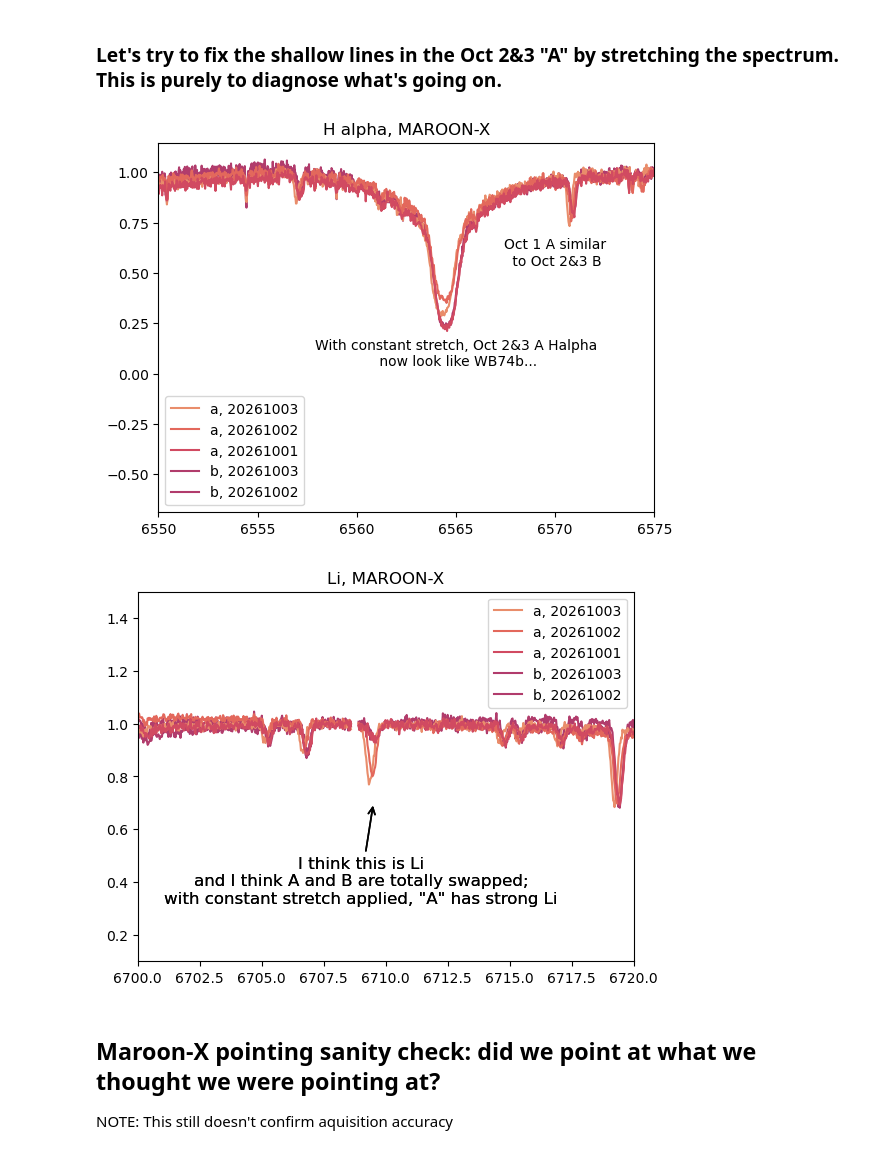
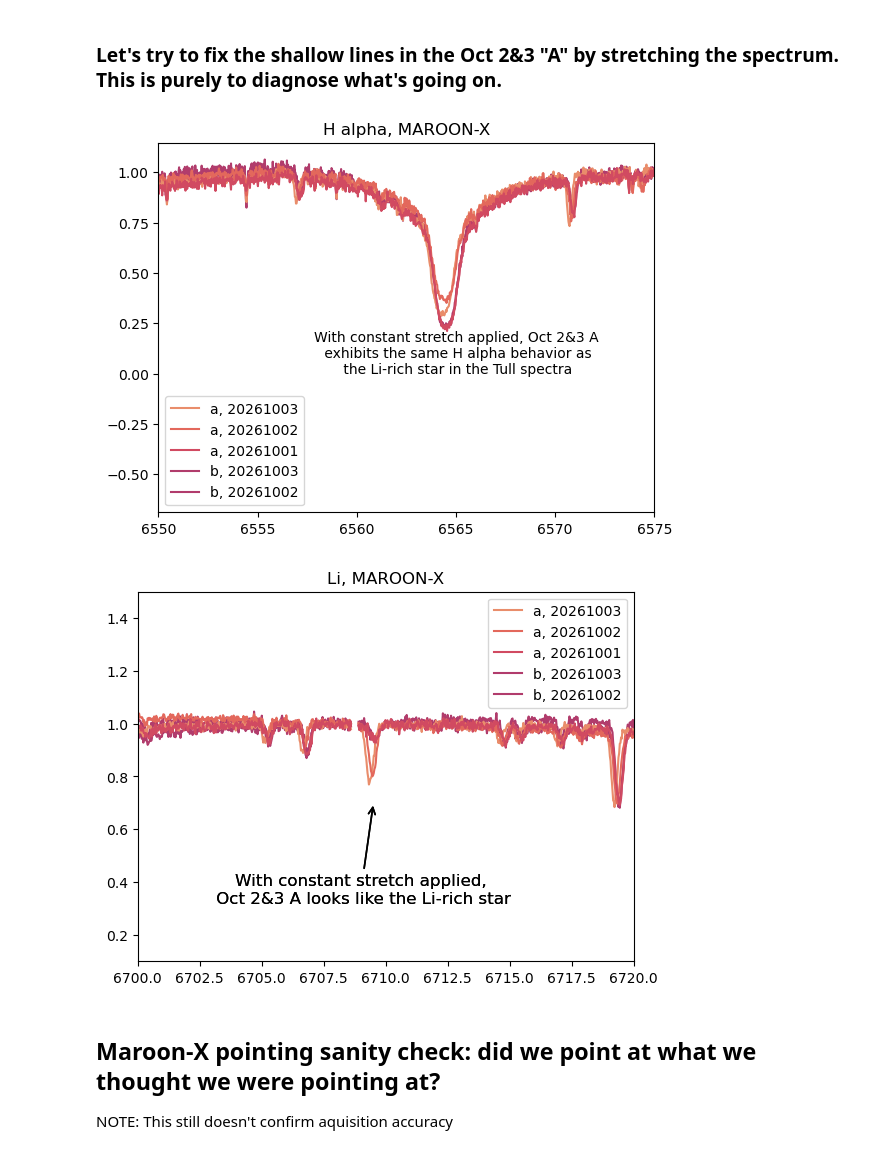
Before and after one commit to catherine-manea/WB74, a Jupyter notebook: reinvestigation.ipynb, the cells around one changed output. Drawn from its saved outputs; the diff is of its cells as text; code cells hidden in the pictures.

```diff
--- a/reinvestigation.ipynb
+++ b/reinvestigation.ipynb
@@ -110,7 +113,7 @@ for j, filename in enumerate(WB74_a_MAROONX_spectra):
     with fits.open(filename) as hdu:
         fluxes = np.asarray(hdu[("BOX_REDUCED_FIBER_3", extver)].data,dtype=float)[order]
         waves = np.asarray(hdu[("WLS_SIMULTANEOUS_FIBER_3", extver)].data,dtype=float)[order]*10
-        plt.plot(waves, fluxes, label=f'"A", {date}', c=palette[j])
+        plt.plot(waves, fluxes, label=f'Labelled "A", {date}', c=palette[j])
 
 
 
@@ -119,12 +122,12 @@ for filename in WB74_b_MAROONX_spectra:
     with fits.open(filename) as hdu:
         fluxes = np.asarray(hdu[("BOX_REDUCED_FIBER_3", extver)].data,dtype=float)[order]
         waves = np.asarray(hdu[("WLS_SIMULTANEOUS_FIBER_3", extver)].data,dtype=float)[order]*10
-        plt.plot(waves, fluxes, c=palette[3], label=f'"B", {date}', zorder=0)
+        plt.plot(waves, fluxes, c=palette[3], label=f'Labelled "B", {date}', zorder=0)
 
 plt.xlim(6550, 6575)
 
 plt.text(6570, 500, 'Oct 1 A similar\nto Oct 2&3 B', va='center',ha='center')
-plt.text(6570, 2500, 'Oct 2&3 A higher flux', va='center',ha='center')
+plt.text(6570, 2500, 'Oct 2&3 A higher flux\nand RV shifts across nights', va='center',ha='center')
 plt.title('H alpha, MAROON-X')
 plt.legend()
 
@@ -144,18 +147,18 @@ for j, filename in enumerate(WB74_a_MAROONX_spectra):
     with fits.open(filename) as hdu:
         fluxes = np.asarray(hdu[("BOX_REDUCED_FIBER_3", extver)].data,dtype=float)[order]
         waves = np.asarray(hdu[("WLS_SIMULTANEOUS_FIBER_3", extver)].data,dtype=float)[order]*10
-        plt.plot(waves, fluxes, label=f'"A", {date}', c=palette[j])
+        plt.plot(waves, fluxes, label=f'Labelled "A", {date}', c=palette[j])
 
 for filename in WB74_b_MAROONX_spectra:
     date = filename.split('/')[-1].split('_')[0].split('M')[0].strip('N')
     with fits.open(filename) as hdu:
         fluxes = np.asarray(hdu[("BOX_REDUCED_FIBER_3", extver)].data,dtype=float)[order]
         waves = np.asarray(hdu[("WLS_SIMULTANEOUS_FIBER_3", extver)].data,dtype=float)[order]*10
-        plt.plot(waves, fluxes, c=palette[3], label=f'"B", {date}', zorder=0)
+        plt.plot(waves, fluxes, c=palette[3], label=f'Labelled "B", {date}', zorder=0)
 
 plt.xlim(6707, 6712)
 
-plt.text(6710, 6500, "Hard to see lines, let's do a rough\n contnorm next so we\n can see better", va='center',ha='center')
+plt.text(6710, 6500, "Oct 2&3 'A' has strong Li, but it's \n hard to tell...let's try a rough continuum norm", va='center',ha='center')
 # plt.text(6570, 2500, 'Oct 2&3 A Halpha\n very shallow..', va='center',ha='center')
 plt.title('Li 6707, MAROON-X')
 plt.legend()
@@ -197,7 +200,7 @@ for j, filename in enumerate(WB74_a_MAROONX_spectra):
     with fits.open(filename) as hdu:
         fluxes = np.asarray(hdu[("BOX_REDUCED_FIBER_3", extver)].data,dtype=float)[order]
         waves = np.asarray(hdu[("WLS_SIMULTANEOUS_FIBER_3", extver)].data,dtype=float)[order]*10
-        plt.plot(waves, line_contnorm(waves, fluxes, 6556, 6575), label=f'"A", {date}', c=palette[j])
+        plt.plot(waves, line_contnorm(waves, fluxes, 6556, 6575), label=f'Labelled "A", {date}', c=palette[j])
 
 
 
@@ -206,7 +209,7 @@ for filename in WB74_b_MAROONX_spectra:
     with fits.open(filename) as hdu:
         fluxes = np.asarray(hdu[("BOX_REDUCED_FIBER_3", extver)].data,dtype=float)[order]
         waves = np.asarray(hdu[("WLS_SIMULTANEOUS_FIBER_3", extver)].data,dtype=float)[order]*10
-        plt.plot(waves, line_contnorm(waves, fluxes, 6556, 6575), c=palette[3], label=f'"B", {date}', zorder=0)
+        plt.plot(waves, line_contnorm(waves, fluxes, 6556, 6575), c=palette[3], label=f'Labelled "B", {date}', zorder=0)
 
 
 plt.xlim(6550, 6575)
@@ -300,8 +303,8 @@ for filename in WB74_b_MAROONX_spectra:
 
 plt.xlim(6550, 6575)
 
-plt.text(6570, .6, 'Oct 1 A similar\n to Oct 2&3 B', va='center',ha='center')
-plt.text(6565, .1, 'With constant stretch, Oct 2&3 A Halpha\n now look like WB74b...', va='center',ha='center')
+# plt.text(6570, .6, 'Oct 1 A similar\n to Oct 2&3 B', va='center',ha='center')
+plt.text(6565, .1, 'With constant stretch applied, Oct 2&3 A\n exhibits the same H alpha behavior as\n the Li-rich star in the Tull spectra', va='center',ha='center')
 plt.title('H alpha, MAROON-X')
 plt.legend()
 
@@ -319,36 +322,36 @@ elif arm == "RED":
 
 for j, filename in enumerate(WB74_a_MAROONX_spectra):
     date = filename.split('/')[-1].split('_')[0].split('M')[0].strip('N')
     with fits.open(filename) as hdu:
         fluxes = np.asarray(hdu[("BOX_REDUCED_FIBER_3", extver)].data,dtype=float)[order]
         waves = np.asarray(hdu[("WLS_SIMULTANEOUS_FIBER_3", extver)].data,dtype=float)[order]*10
         if '1001' in date:
             sf = 1
         else:
             sf = stretch_factor
         plt.plot(waves, stretch_spectrum(line_contnorm(waves, fluxes, 6708, 6711), sf), label=f'a, {date}', c=palette[j])
 
 
 for filename in WB74_b_MAROONX_spectra:
     date = filename.split('/')[-1].split('_')[0].split('M')[0].strip('N')
     with fits.open(filename) as hdu:
         fluxes = np.asarray(hdu[("BOX_REDUCED_FIBER_3", extver)].data,dtype=float)[order]
         waves = np.asarray(hdu[("WLS_SIMULTANEOUS_FIBER_3", extver)].data,dtype=float)[order]*10
         sf = 1
         plt.plot(waves, stretch_spectrum(line_contnorm(waves, fluxes, 6708, 6711), sf), c=palette[3], label=f'b, {date}', zorder=0)
-        plt.annotate('I think this is Li\nand I think A and B are totally swapped;\nwith constant stretch applied, "A" has strong Li',xy=(6709.5, 0.70),xytext=(6709, 0.32),
+        plt.annotate('With constant stretch applied,\n Oct 2&3 A looks like the Li-rich star',xy=(6709.5, 0.70),xytext=(6709, 0.32),
             ha='center',fontsize=12,arrowprops=dict(arrowstyle='->',lw=1.2))
 
 plt.xlim(6700, 6720)
 plt.ylim(.1, 1.5)
 # plt.text(6570, .6, 'Oct 1 A similar\n to Oct 2&3 B', va='center',ha='center')
 # plt.text(6570, .4, 'Oct 2&3 A Halpha\n very shallow..\nAll lines too shallow...', va='center',ha='center')
 plt.title('Li, MAROON-X')
 plt.legend()
 plt.show()
 # %% [output]
-[figure, old version]
+[figure, new version]
-[figure, old version]
+[figure, new version]
 # %% [markdown]
 ## Maroon-X pointing sanity check: did we point at what we thought we were pointing at?
 
```
Also changed, not shown: parts of 7 cells of this notebook.
